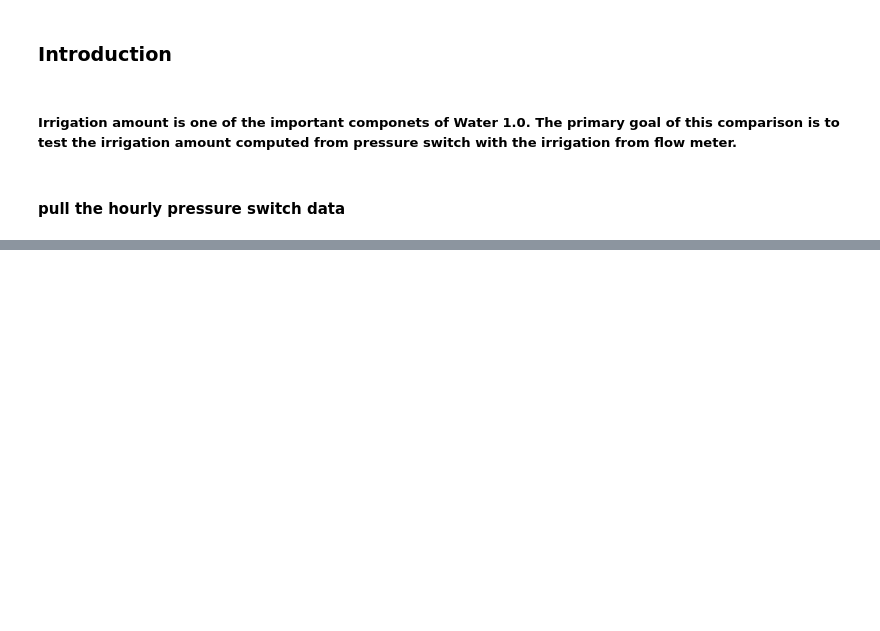
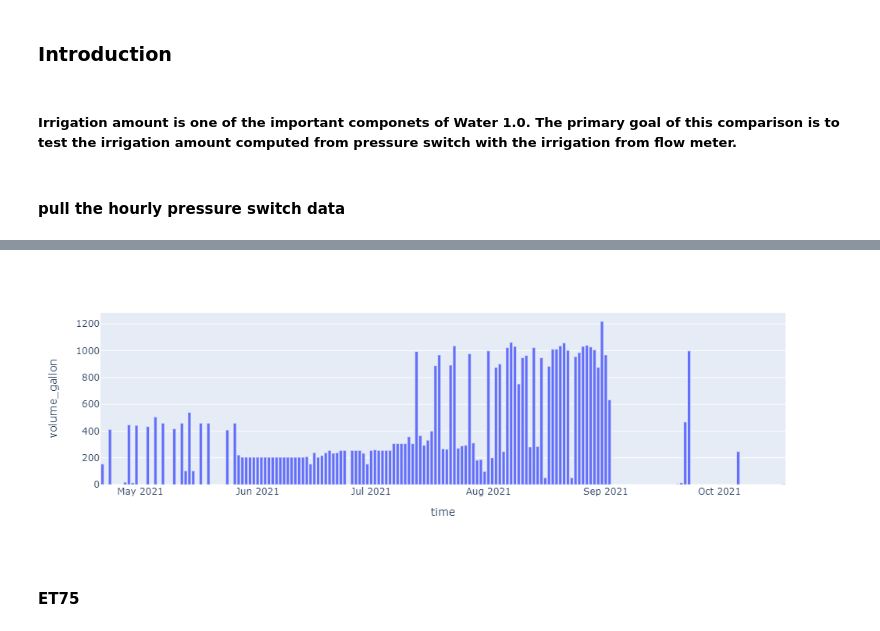
Before and after one commit to Arable/data-check, a Jupyter notebook: pressure_switch_irri_UCD_tomato.ipynb, the cells around one changed output, grey strips where cells are left out. Drawn from its saved outputs; the diff is of its cells as text; code cells hidden in the pictures; blank space fills up the shorter version.

```diff
--- a/pressure_switch_irri_UCD_tomato.ipynb
+++ b/pressure_switch_irri_UCD_tomato.ipynb
@@ -67,0 +67,5 @@ irrigation_hourly_my_almonds.head()
+# %%
+# View index values of dataframe
+# Set 'Name' as the index of the dataframe
+irrigation_hourly_ET100.set_index('time', inplace=True)
+irrigation_hourly_ET100.index
@@ -67,0 +85,5 @@ irrigation_hourly_my_almonds.head()
+# %%
+# Resample to daily precip sum and save as new dataframe
+irrigation_hourly_ET100 = irrigation_hourly_ET100.resample('D').sum()
+
+irrigation_hourly_ET100.head(5)
@@ -67,0 +98,10 @@ irrigation_hourly_my_almonds.head()
+# %%
+irrigation_hourly_ET100=irrigation_hourly_ET100.reset_index()
+# %%
+import plotly.express as px
+fig = px.bar(irrigation_hourly_ET100, x='time', y='volume_gallon')
+fig.show()
+# %% [output]
+[figure, added]
+# %% [markdown]
+#### ET75
```
Also changed, not shown: parts of 16 cells of this notebook.
